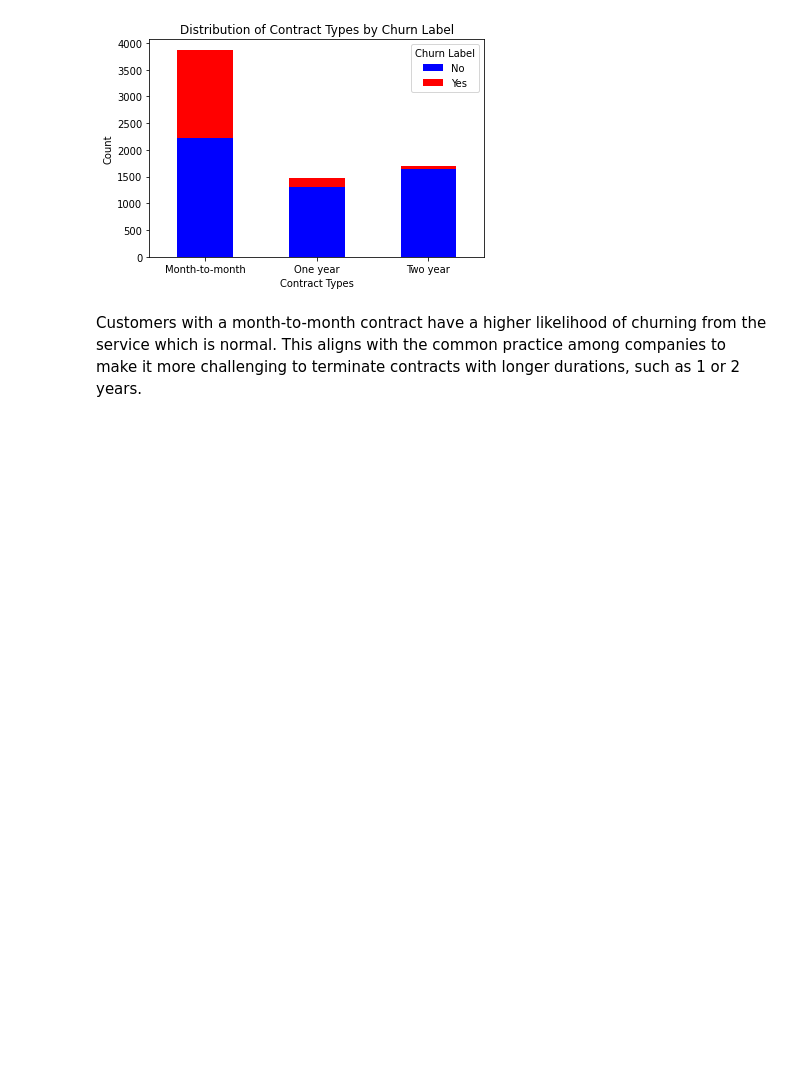
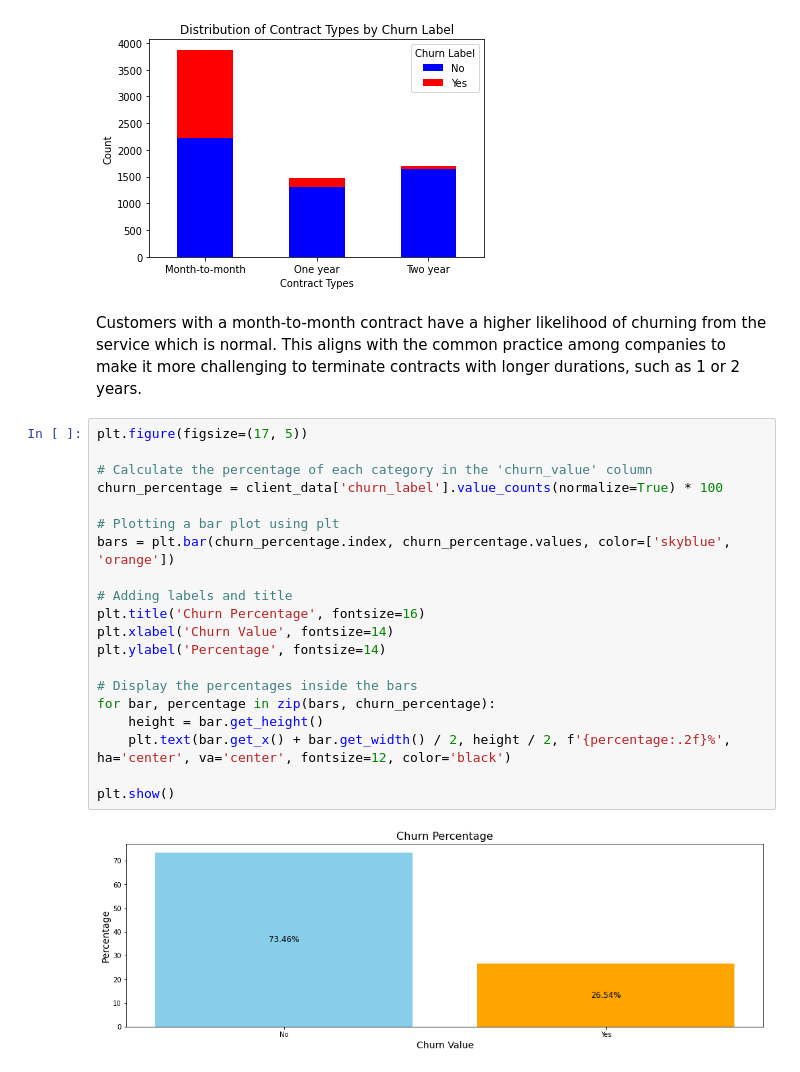
Before and after one commit to Vselenis/Machine-Learning-September-2022, a Jupyter notebook: 10. Project/Churn Prediction/Churn Prediction.ipynb, the cells around one changed output. Saved outputs shown, nothing was run; the diff lists cells and outputs as text; blank space fills up the shorter version.

```diff
--- a/10. Project/Churn Prediction/Churn Prediction.ipynb
+++ b/10. Project/Churn Prediction/Churn Prediction.ipynb
@@ -328,3 +330,25 @@ plt.show()
 [figure]
 # %% [markdown]
 Customers with a month-to-month contract have a higher likelihood of churning from the service which is normal. This aligns with the common practice among companies to make it more challenging to terminate contracts with longer durations, such as 1 or 2 years.
+# %%
+plt.figure(figsize=(17, 5))
+
+# Calculate the percentage of each category in the 'churn_value' column
+churn_percentage = client_data['churn_label'].value_counts(normalize=True) * 100
+
+# Plotting a bar plot using plt
+bars = plt.bar(churn_percentage.index, churn_percentage.values, color=['skyblue', 'orange'])
+
+# Adding labels and title
+plt.title('Churn Percentage', fontsize=16)
+plt.xlabel('Churn Value', fontsize=14)
+plt.ylabel('Percentage', fontsize=14)
+
+# Display the percentages inside the bars
+for bar, percentage in zip(bars, churn_percentage):
+    height = bar.get_height()
+    plt.text(bar.get_x() + bar.get_width() / 2, height / 2, f'{percentage:.2f}%', ha='center', va='center', fontsize=12, color='black')
+
+plt.show()
+# %% [output]
+[figure, added]
```
Also changed, not shown: parts of 33 cells of this notebook, 2 other files.
